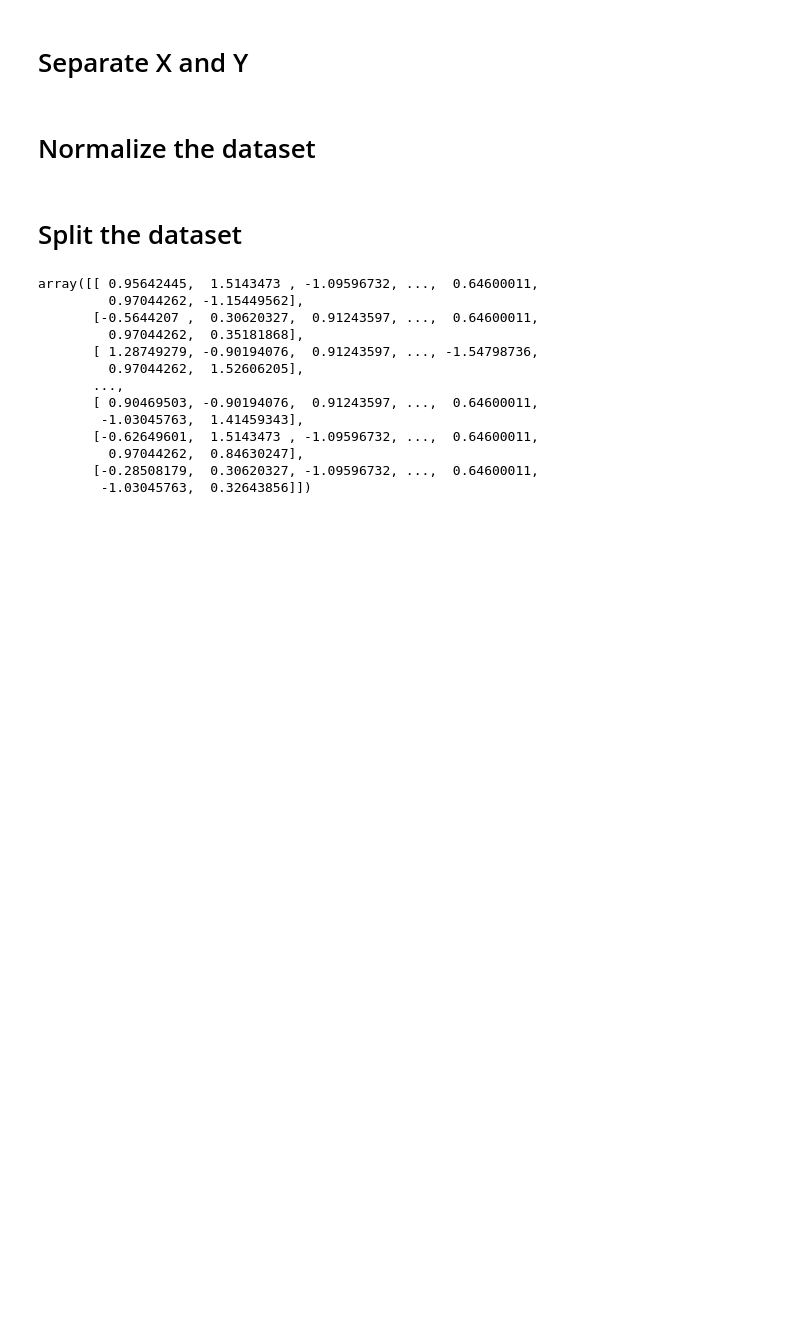
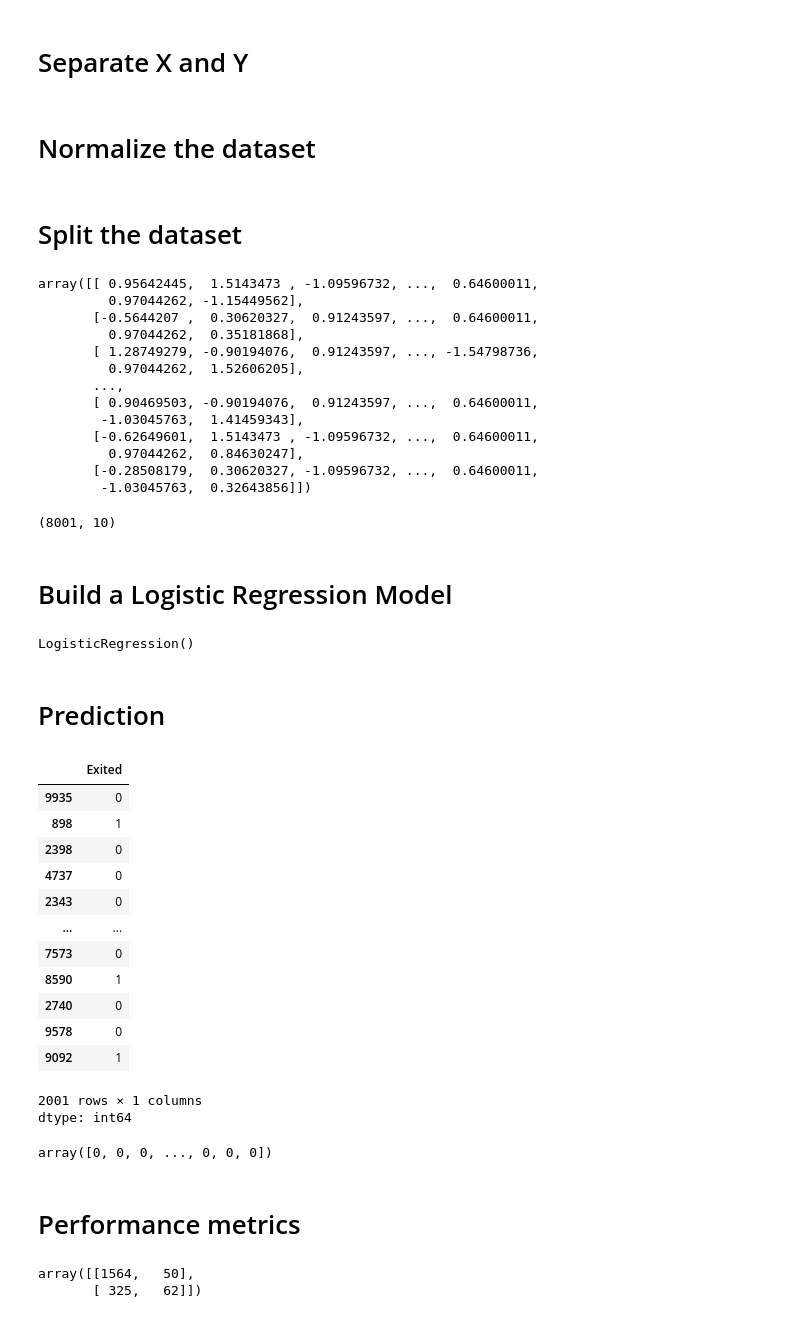
Before and after one commit to minhaz1172/Customer_Churn_Prediction-ML-, a Jupyter notebook: Customer_Churn_ipynb.ipynb, the cells around one changed output. Saved outputs shown, nothing was run; the diff lists cells and outputs as text; code cells hidden in the pictures; blank space fills up the shorter version.

Commit message:
Predict and evaluate

```diff
--- a/Customer_Churn_ipynb.ipynb
+++ b/Customer_Churn_ipynb.ipynb
@@ -192,3 +192,17 @@ array([[ 0.95642445,  1.5143473 , -1.09596732, ...,  0.64600011,
          0.97044262,  0.84630247],
        [-0.28508179,  0.30620327, -1.09596732, ...,  0.64600011,
         -1.03045763,  0.32643856]])
+# %%
+X_train.shape
+# %% [output]
+(8001, 10)
+# %% [markdown]
+# Build a Logistic Regression Model
+# %%
+from sklearn.linear_model import LogisticRegression
+model=LogisticRegression()
+model.fit(X_train,y_train)
+# %% [output]
+LogisticRegression()
+# %% [markdown]
+# Prediction
@@ -194,0 +211,29 @@ array([[ 0.95642445,  1.5143473 , -1.09596732, ...,  0.64600011,
+# %%
+y_test
+# %% [output]
+|  | Exited |
+| 9935 | 0 |
+| 898 | 1 |
+| 2398 | 0 |
+| 4737 | 0 |
+| 2343 | 0 |
+| ... | ... |
+| 7573 | 0 |
+| 8590 | 1 |
+| 2740 | 0 |
+| 9578 | 0 |
+| 9092 | 1 |
+2001 rows × 1 columns
+dtype: int64
+# %%
+y_pred
+# %% [output]
+array([0, 0, 0, ..., 0, 0, 0])
+# %% [markdown]
+# Performance metrics
+# %%
+from sklearn.metrics import confusion_matrix,accuracy_score,classification_report
+confusion_matrix(y_test,y_pred)
+# %% [output]
+array([[1564,   50],
+       [ 325,   62]])
```
Also changed, not shown: parts of 2 cells of this notebook.
